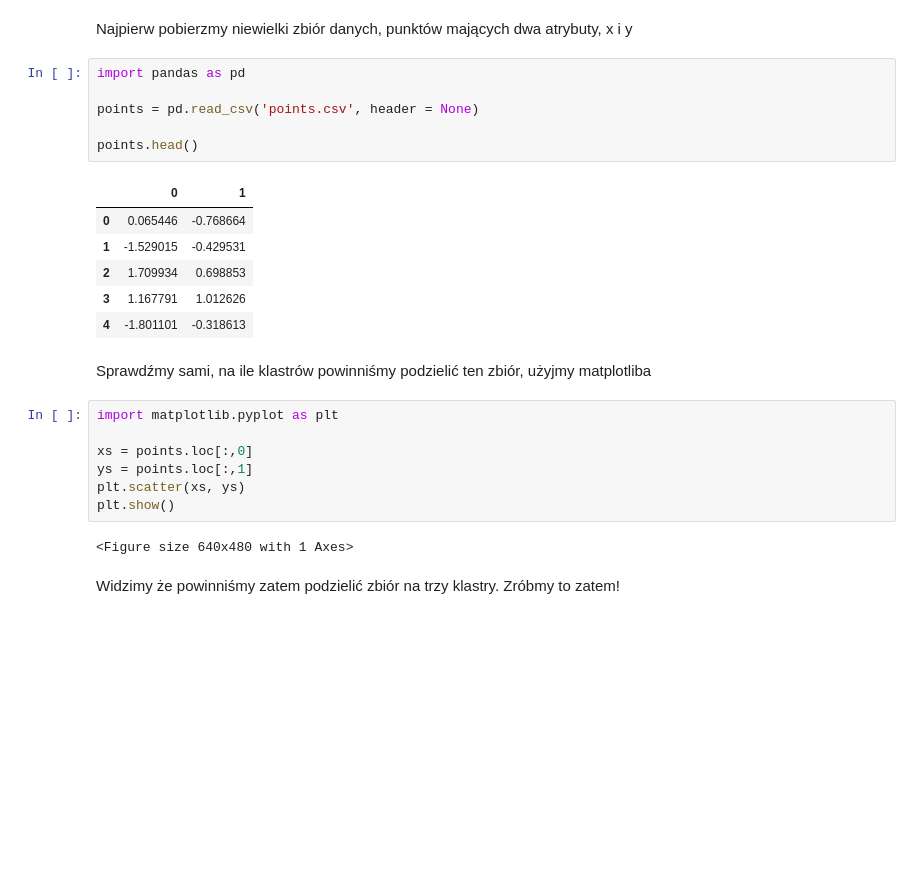
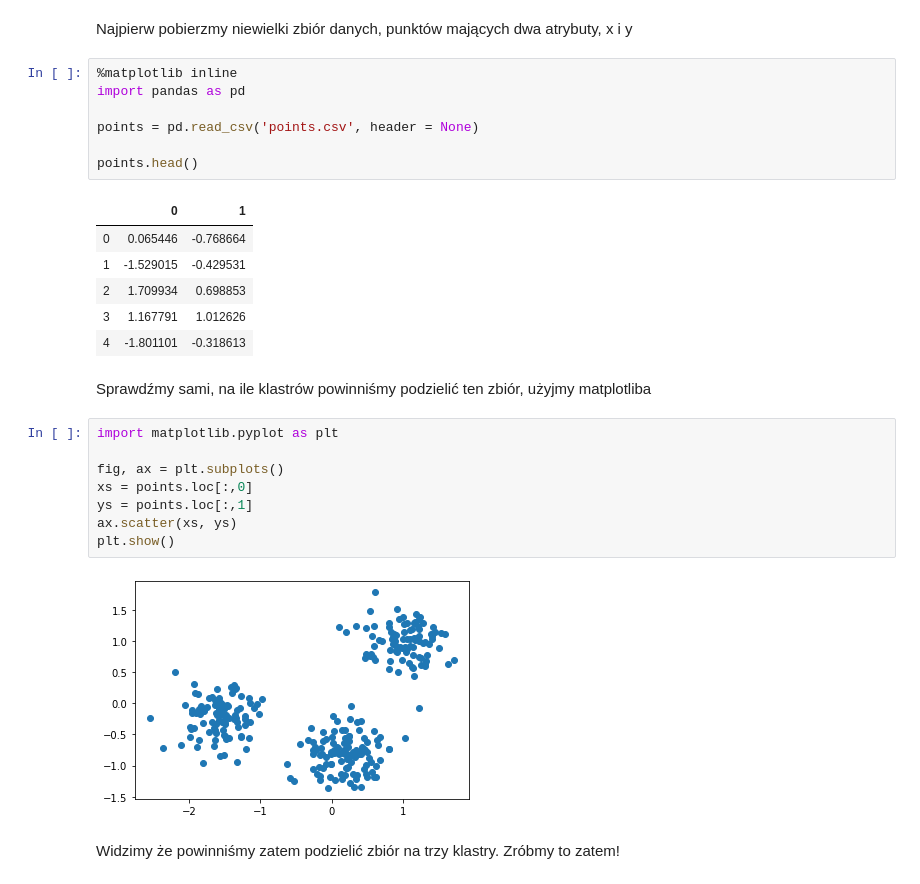
Before and after one commit to xenteros/data-science-training, a Jupyter notebook: Clustering.ipynb, the cells around one changed output. Drawn from its saved outputs; the diff is of its cells as text; blank space fills up the shorter version.

```diff
--- a/Clustering.ipynb
+++ b/Clustering.ipynb
@@ -1,6 +1,7 @@
 # %% [markdown]
 Najpierw pobierzmy niewielki zbiór danych, punktów mających dwa atrybuty, x i y
 # %%
+%matplotlib inline
 import pandas as pd
 
 points = pd.read_csv('points.csv', header = None)
@@ -18,12 +19,13 @@ Sprawdźmy sami, na ile klastrów powinniśmy podzielić ten zbiór, użyjmy mat
 # %%
 import matplotlib.pyplot as plt
 
+fig, ax = plt.subplots()
 xs = points.loc[:,0]
 ys = points.loc[:,1]
-plt.scatter(xs, ys)
+ax.scatter(xs, ys)
 plt.show()
 # %% [output]
-<Figure size 640x480 with 1 Axes>
+[figure, added]
 # %% [markdown]
 Widzimy że powinniśmy zatem podzielić zbiór na trzy klastry. Zróbmy to zatem!
 # %%
```
Also changed, not shown: parts of 13 cells of this notebook.
